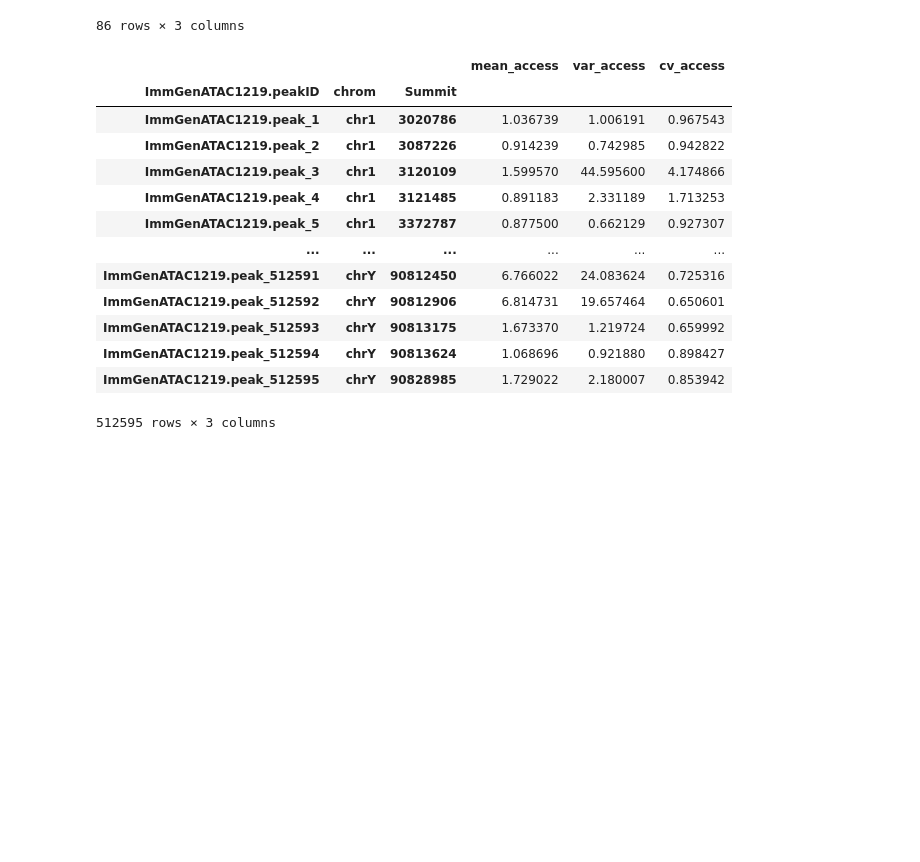
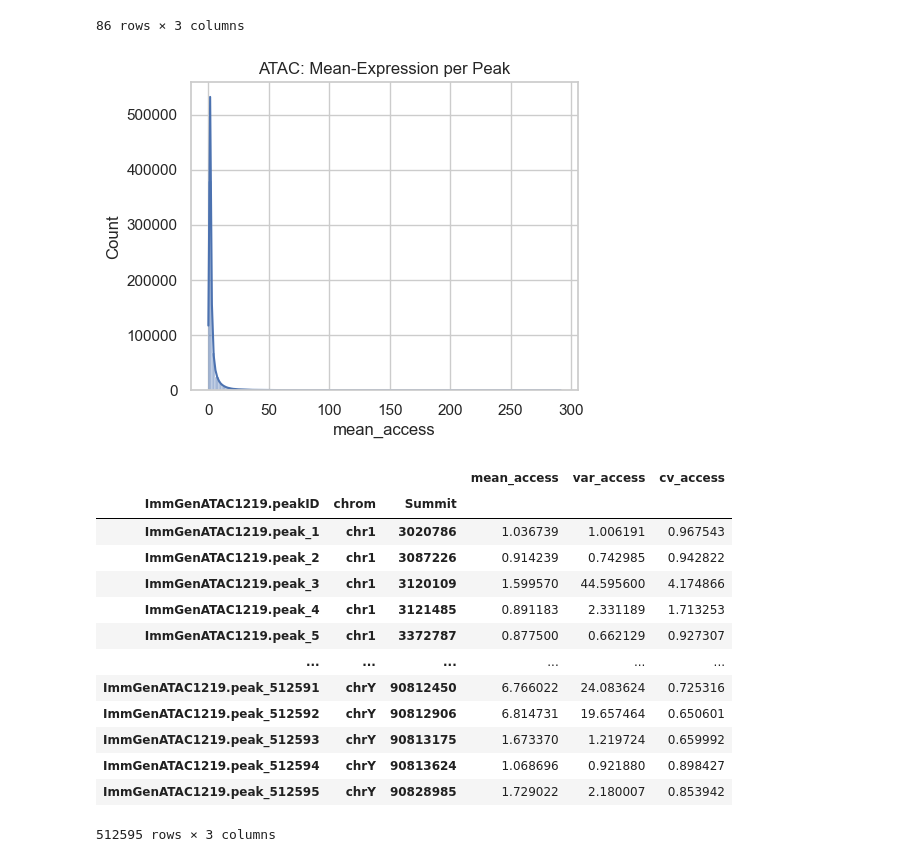
Before and after one commit to Topic2-Gene-Regulation-Immune-Cells/ILC-cells-Team4, a Jupyter notebook: test.ipynb, the cells around one changed output. Drawn from its saved outputs; the diff is of its cells as text; code cells hidden in the pictures; blank space fills up the shorter version.

```diff
--- a/test.ipynb
+++ b/test.ipynb
@@ -142,13 +145,19 @@ rna_cell_stats
 # %%
 # 4.1 Peak stats
 peak_stats = pd.DataFrame({
     "mean_access": atac.mean(axis=1, numeric_only=True),
     "var_access":  atac.var(axis=1, numeric_only=True),
     "cv_access":   atac.std(axis=1, numeric_only=True)/(atac.mean(axis=1, numeric_only=True)+1e-6)
 })
 
+plt.figure(figsize=(5,4))
+sns.histplot(peak_stats["mean_access"], bins=100, kde=True)
+plt.title("ATAC: Mean-Expression per Peak")
+plt.show()
+
 peak_stats
 # %% [output]
+[figure, added]
 |  |  |  | mean_access | var_access | cv_access |
 | ImmGenATAC1219.peakID | chrom | Summit |  |  |  |
 | ImmGenATAC1219.peak_1 | chr1 | 3020786 | 1.036739 | 1.006191 | 0.967543 |
```
Also changed, not shown: parts of 4 cells of this notebook.
